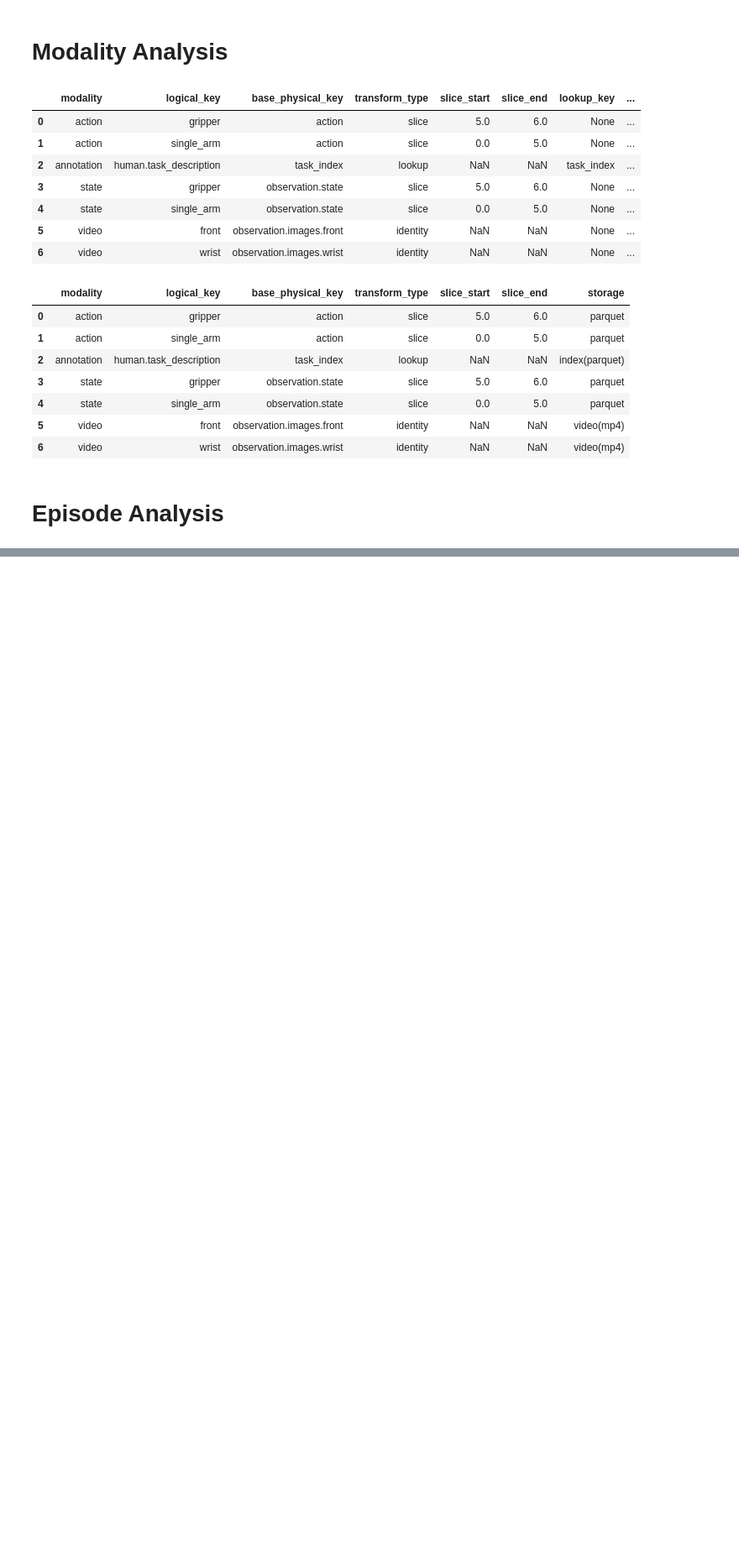
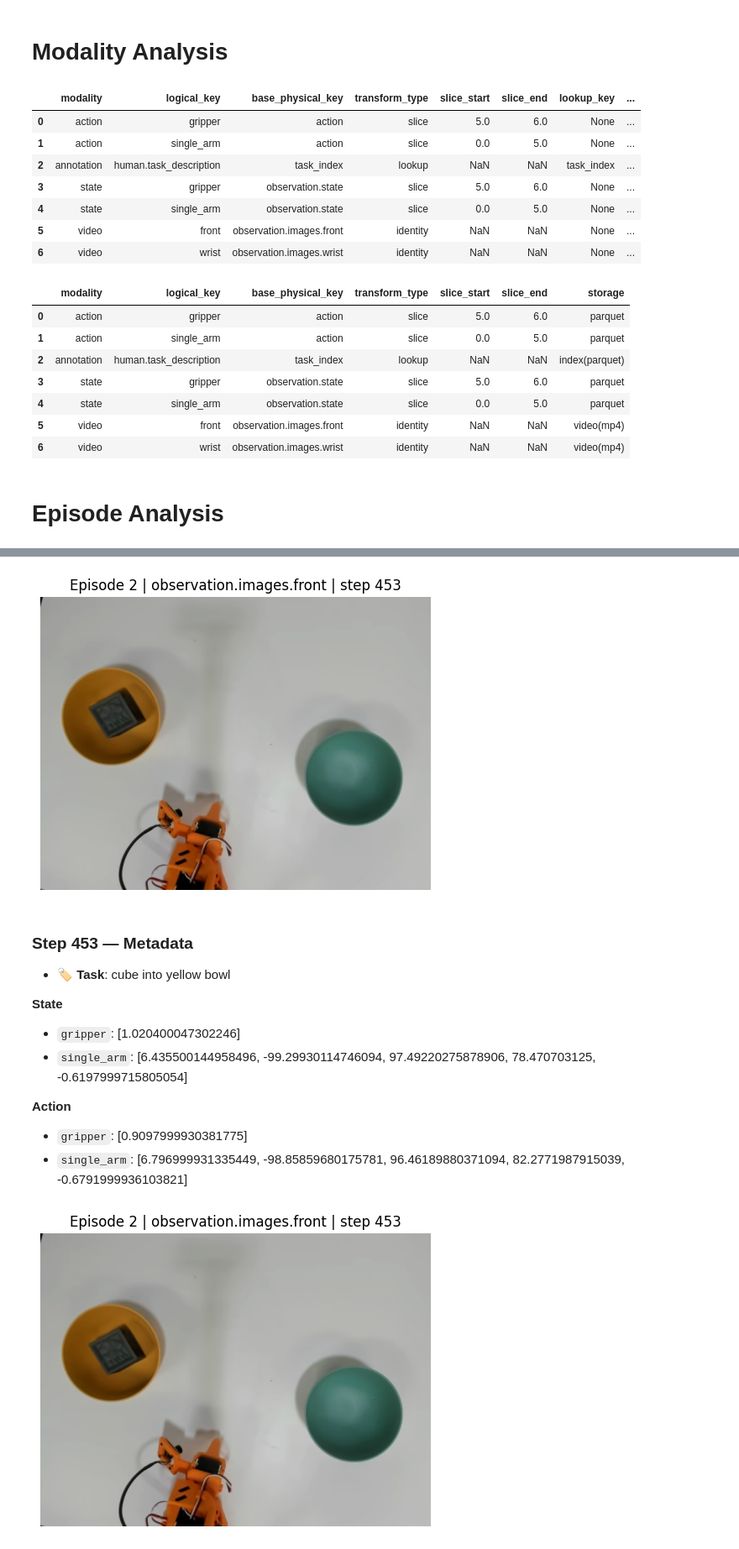
Before and after one commit to CodingCat/lerobot-explorer, a Jupyter notebook: lerobot-explorer.ipynb, the cells around one changed output, grey strips where cells are left out. Shown at 84% size. Drawn from its saved outputs; the diff is of its cells as text; code cells hidden in the pictures; blank space fills up the shorter version.

Commit message:
episode analysis

```diff
--- a/lerobot-explorer.ipynb
+++ b/lerobot-explorer.ipynb
@@ -586,0 +816,13 @@ display(contract_df[[
+# %%
+import cv2
+
+def read_video_frame_opencv(video_path: Path, frame_index: int):
+    cap = cv2.VideoCapture(str(video_path))
+    cap.set(cv2.CAP_PROP_POS_FRAMES, frame_index)
+    ok, frame = cap.read()
+    cap.release()
+    if not ok:
+        raise RuntimeError(f"Failed to read frame {frame_index} from {video_path}")
+    # BGR -> RGB
+    frame = cv2.cvtColor(frame, cv2.COLOR_BGR2RGB)
+    return frame
@@ -586,0 +907,42 @@ display(contract_df[[
+# %%
+import random
+import time
+
+def sample_steps_random(T: int, k: int = 10):
+    seed = time.time_ns()
+    rng = random.Random(seed)
+    k = min(k, T)
+    return sorted(rng.sample(range(T), k))
+
+
+# ---- run ----
+T = len(df)
+VIDEO_KEY = layout.video_keys[0]  # 0 or 1 in this case
+
+sample_steps = sample_steps_random(T, k=5)
+
+# last_step = T - 1
+
+for s in sample_steps:
+    show_step_view(
+        episode_index=EPISODE_INDEX,
+        step_index=last_step,
+        video_key=VIDEO_KEY,
+        df=df,
+        mp4_paths=mp4_paths,
+        contract_df=contract_df,
+        task_map=task_map,
+    )
+# %% [output]
+[figure, added]
+### Step 453 — Metadata
+- 🏷 **Task**: cube into yellow bowl
+
+**State**
+- `gripper`: [1.020400047302246]
+- `single_arm`: [6.435500144958496, -99.29930114746094, 97.49220275878906, 78.470703125, -0.6197999715805054]
+
+**Action**
+- `gripper`: [0.9097999930381775]
+- `single_arm`: [6.796999931335449, -98.85859680175781, 96.46189880371094, 82.2771987915039, -0.6791999936103821]
+[figure, added]
```
Also changed, not shown: parts of 12 cells of this notebook.
